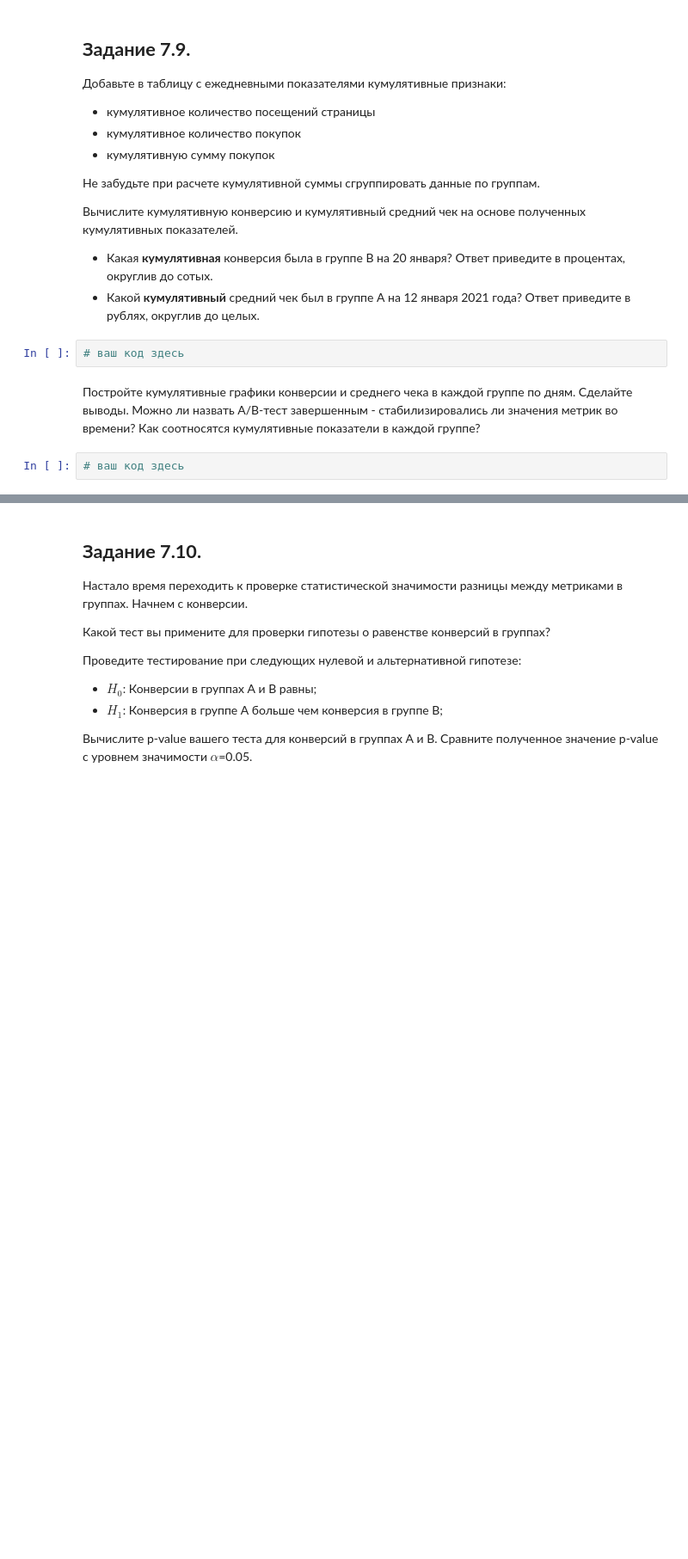
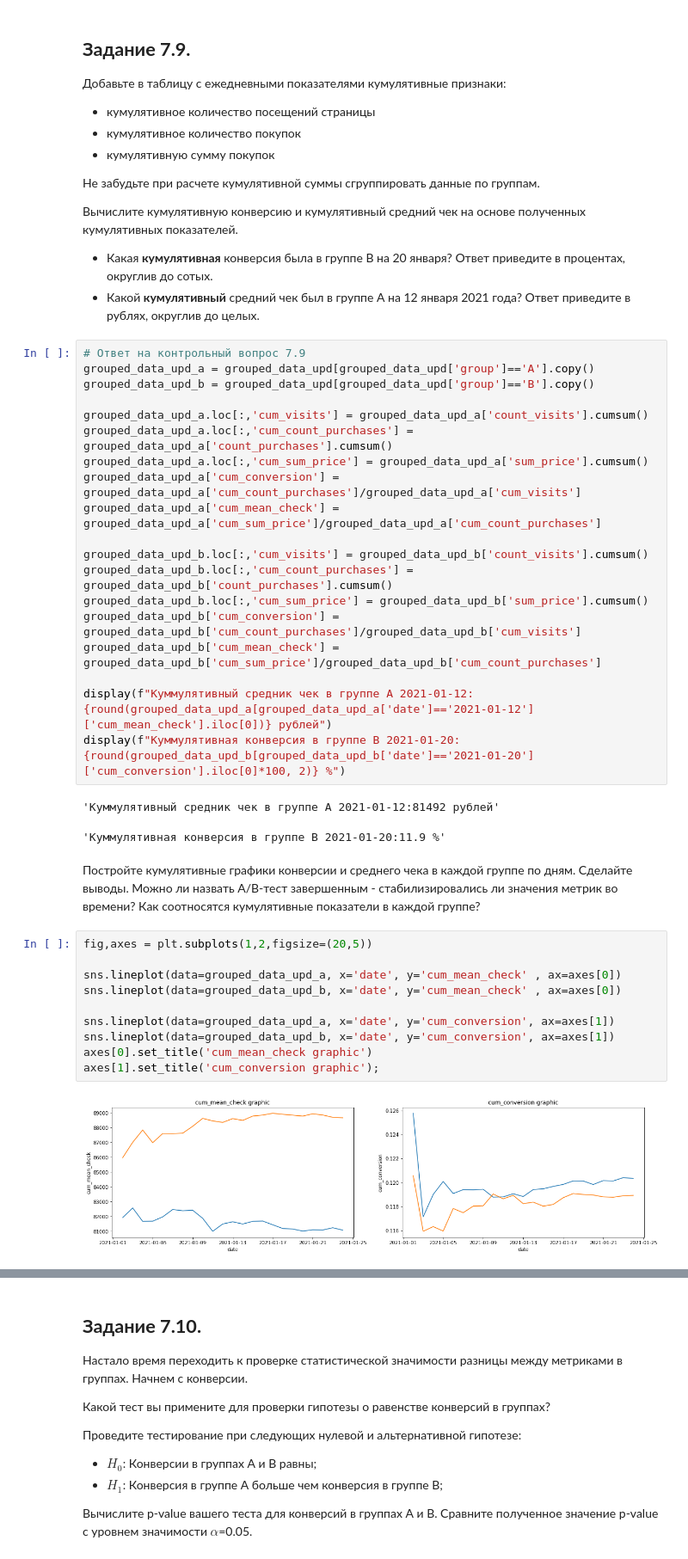
Before and after one commit to PoluboyarinovSI/SF_DataScience, a Jupyter notebook: Current_tasks/Template_EDA_5.ipynb, the cells around one changed output, grey strips where cells are left out. Shown: that part at 86% size. Cells and saved outputs as stored; diff of their text form; blank space fills up the shorter version.

```diff
--- a/Current_tasks/Template_EDA_5.ipynb
+++ b/Current_tasks/Template_EDA_5.ipynb
@@ -282,9 +286,39 @@ display(f"Средний чек в группе B 2021-01-03: {round(grouped_dat
 * Какая **кумулятивная** конверсия была в группе B на 20 января? Ответ приведите в процентах, округлив до сотых.
 * Какой **кумулятивный** средний чек был в группе А на 12 января 2021 года? Ответ приведите в рублях, округлив до целых.
 # %%
-# ваш код здесь
+# Ответ на контрольный вопрос 7.9
+grouped_data_upd_a = grouped_data_upd[grouped_data_upd['group']=='A'].copy()
+grouped_data_upd_b = grouped_data_upd[grouped_data_upd['group']=='B'].copy()
+
+grouped_data_upd_a.loc[:,'cum_visits'] = grouped_data_upd_a['count_visits'].cumsum()
+grouped_data_upd_a.loc[:,'cum_count_purchases'] = grouped_data_upd_a['count_purchases'].cumsum()
+grouped_data_upd_a.loc[:,'cum_sum_price'] = grouped_data_upd_a['sum_price'].cumsum()
+grouped_data_upd_a['cum_conversion'] = grouped_data_upd_a['cum_count_purchases']/grouped_data_upd_a['cum_visits']
+grouped_data_upd_a['cum_mean_check'] = grouped_data_upd_a['cum_sum_price']/grouped_data_upd_a['cum_count_purchases']
+
+grouped_data_upd_b.loc[:,'cum_visits'] = grouped_data_upd_b['count_visits'].cumsum()
+grouped_data_upd_b.loc[:,'cum_count_purchases'] = grouped_data_upd_b['count_purchases'].cumsum()
+grouped_data_upd_b.loc[:,'cum_sum_price'] = grouped_data_upd_b['sum_price'].cumsum()
+grouped_data_upd_b['cum_conversion'] = grouped_data_upd_b['cum_count_purchases']/grouped_data_upd_b['cum_visits']
+grouped_data_upd_b['cum_mean_check'] = grouped_data_upd_b['cum_sum_price']/grouped_data_upd_b['cum_count_purchases']
+
+display(f"Куммулятивный средник чек в группе А 2021-01-12:{round(grouped_data_upd_a[grouped_data_upd_a['date']=='2021-01-12']['cum_mean_check'].iloc[0])} рублей")
+display(f"Куммулятивная конверсия в группе В 2021-01-20:{round(grouped_data_upd_b[grouped_data_upd_b['date']=='2021-01-20']['cum_conversion'].iloc[0]*100, 2)} %")
+# %% [output]
+'Куммулятивный средник чек в группе А 2021-01-12:81492 рублей'
+'Куммулятивная конверсия в группе В 2021-01-20:11.9 %'
 # %% [markdown]
 Постройте кумулятивные графики конверсии и среднего чека в каждой группе по дням. Сделайте выводы. Можно ли назвать A/B-тест завершенным - стабилизировались ли значения метрик во времени? Как соотносятся кумулятивные показатели в каждой группе?
 # %%
-# ваш код здесь
+fig,axes = plt.subplots(1,2,figsize=(20,5))
+
+sns.lineplot(data=grouped_data_upd_a, x='date', y='cum_mean_check' , ax=axes[0])
+sns.lineplot(data=grouped_data_upd_b, x='date', y='cum_mean_check' , ax=axes[0])
+
+sns.lineplot(data=grouped_data_upd_a, x='date', y='cum_conversion', ax=axes[1])
+sns.lineplot(data=grouped_data_upd_b, x='date', y='cum_conversion', ax=axes[1])
+axes[0].set_title('cum_mean_check graphic')
+axes[1].set_title('cum_conversion graphic');
+# %% [output]
+[figure, added]
 # %% [markdown]
```
Also changed, not shown: parts of 9 cells of this notebook.
